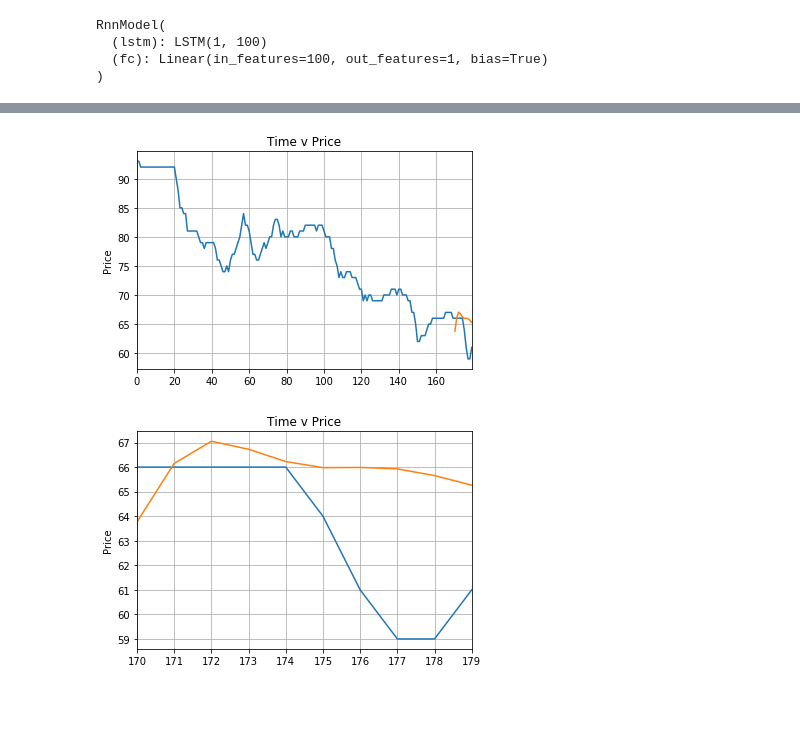
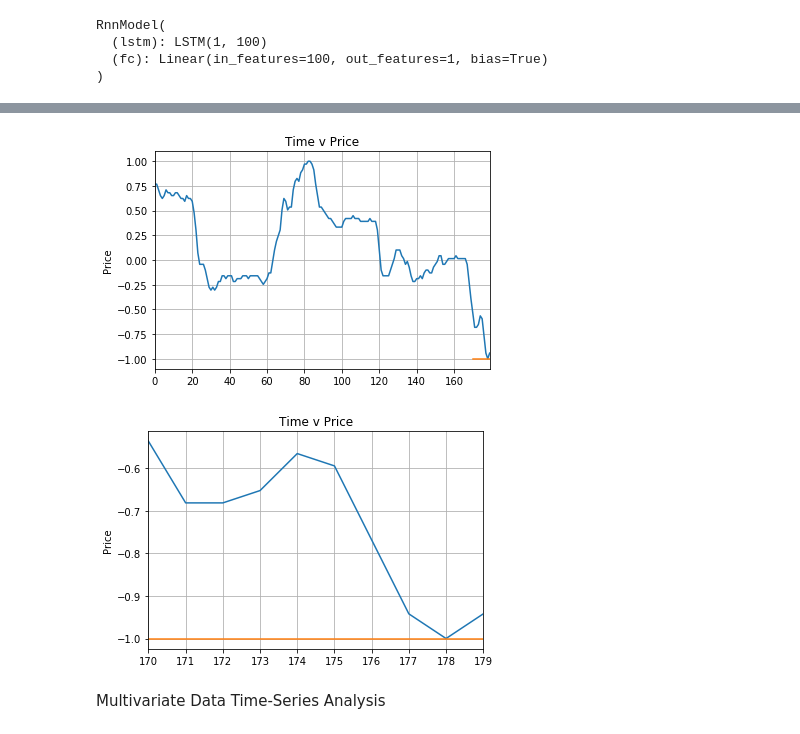
Before and after one commit to IshmaelObeso/GE_Price_Predictor, a Jupyter notebook: ge_time_series_2.ipynb, the cells around one changed output, grey strips where cells are left out. Drawn from its saved outputs; the diff is of its cells as text; code cells hidden in the pictures; blank space fills up the shorter version.

Commit message:
Added Multivariate data analysis & comparison between multivariate and univariate predictions

```diff
--- a/ge_time_series_2.ipynb
+++ b/ge_time_series_2.ipynb
@@ -133,9 +150,9 @@ model = RnnModel(input_size=1, output_size=1, hidden_dim=100)
 # %%
 # hyperparameters
-n_epochs = 250
-lr = .01
+n_epochs = 200
+lr = .02
 
 # define loss and optimizer
 criterion = nn.MSELoss()
-optimizer = torch.optim.Adam(model.parameters(), lr=lr)
+optimizer = torch.optim.Adam(uni_model.parameters(), lr=lr)
 # %%
@@ -146,6 +163,7 @@ RnnModel(
   (fc): Linear(in_features=100, out_features=1, bias=True)
 )
 # %%
+uni_model.train()
 for epoch in range(n_epochs):
     for num_iter, (seq, label) in enumerate(dataloader):
         seq = seq.to(device)
@@ -157,7 +175,7 @@ for epoch in range(n_epochs):
         optimizer.zero_grad()
 
 
-        output = model(seq)
+        output = uni_model(seq)
 
         loss = criterion(output, label)
         loss.backward()
@@ -187,6 +205,6 @@ Loss: 0.0024286876432597637
 # %%
 fut_pred = 10
 
-test_inputs = uni_data[-history:].squeeze(1).tolist()
-print(test_inputs)
+uni_test_inputs = uni_data[-history:].squeeze(1).tolist()
+print(uni_test_inputs)
 # %% [output]
@@ -194,11 +212,12 @@ print(test_inputs)
 # %%
-model.eval()
+uni_model.eval()
 
+uni_test_outputs = []
 for i in range(history):
-    print(len(test_inputs))
-    seq = torch.FloatTensor(test_inputs[-history:])
+    print(len(uni_test_outputs))
+    seq = torch.FloatTensor(uni_test_inputs[-history:])
     with torch.no_grad():
-        test_inputs.append(model(seq).item())
+        uni_test_outputs.append(uni_model(seq).item())
 
-print(test_inputs)
+print(uni_test_outputs)
 # %% [output]
@@ -232,21 +237,23 @@ print(actual_predictions)
 # %%
 plt.title("Time v Price")
 plt.ylabel('Price')
 plt.grid(True)
 plt.autoscale(axis='x', tight=True)
-plt.plot(scaler.inverse_transform(uni_data))
-plt.plot(x, actual_predictions)
+plt.plot(uni_data)
+plt.plot(x, uni_test_outputs)
 plt.show()
 # %% [output]
-[figure, old version]
+[figure, new version]
 # %%
 plt.title('Time v Price')
 plt.ylabel('Price')
 plt.grid(True)
 plt.autoscale(axis='x', tight=True)
 
-plt.plot(x,scaler.inverse_transform(uni_data)[-history:])
-plt.plot(x,actual_predictions)
+plt.plot(x,uni_data[-history:])
+plt.plot(x,uni_test_outputs)
 plt.show()
 # %% [output]
-[figure, old version]
+[figure, new version]
+# %% [markdown]
+Multivariate Data Time-Series Analysis
```
Also changed, not shown: parts of 35 cells of this notebook, 1 other file.
